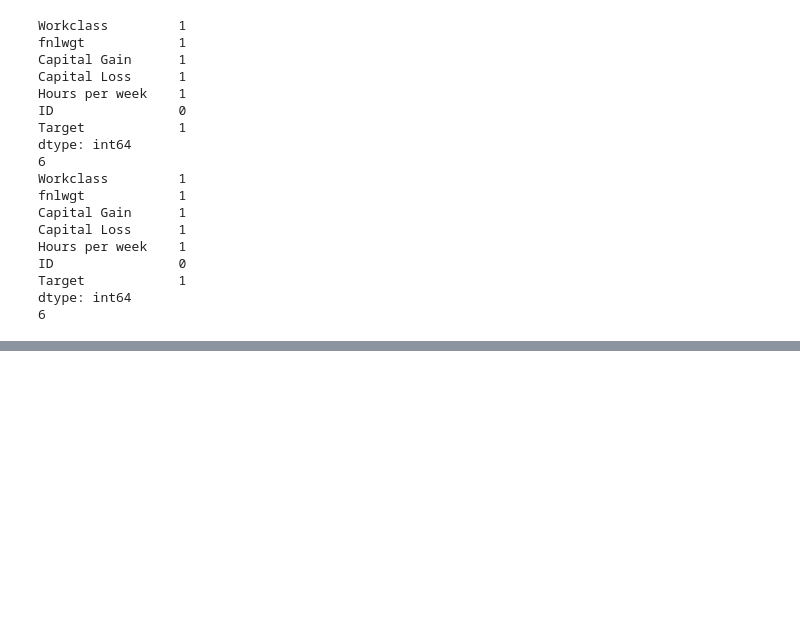
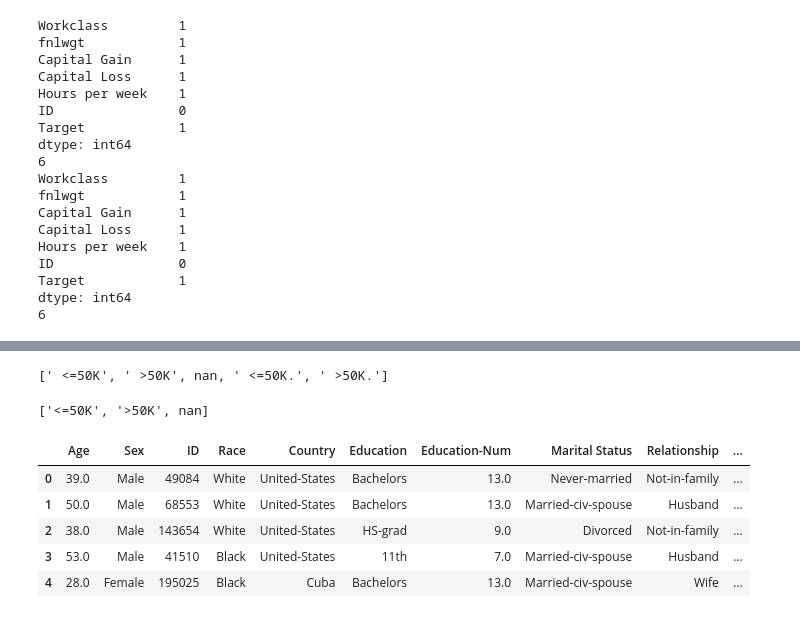
Before and after one commit to jhonathanmpg/coderhouse-clase-28, a Jupyter notebook: Wrangling+Peña.ipynb, the cells around one changed output, grey strips where cells are left out. Drawn from its saved outputs; the diff is of its cells as text; code cells hidden in the pictures; blank space fills up the shorter version.

```diff
--- a/Wrangling+Peña.ipynb
+++ b/Wrangling+Peña.ipynb
@@ -141,0 +199,17 @@ datosDiferentes = MergeTables.isna()
+# %%
+#Consigna Punto 2: Corregir los target a solo dos valores distintos ‘<=50k’ y ‘>50k’
+#Veamos los valores distintos que tiene la columna Target
+MergeInner['Target'].unique().tolist()
+# %% [output]
+[' <=50K', ' >50K', nan, ' <=50K.', ' >50K.']
+# %%
+#Ahora corregiremos dichos valores a ‘<=50k’ y ‘>50k’
+clean1 = MergeInner['Target'].str.replace(' ','',regex=True)
+# %%
+clean2 = clean1.str.replace('.','',regex=True)
+clean2.unique().tolist()
+# %% [output]
+['<=50K', '>50K', nan]
+# %%
+#Reemplazamos la columna Target con la columna clean2
+TablaFinal = MergeInner.drop(('Target'), axis=1)
@@ -141,0 +218,9 @@ datosDiferentes = MergeTables.isna()
+# %%
+TablaFinal.head()
+# %% [output]
+|  | Age | Sex | ID | Race | Country | Education | Education-Num | Marital Status | Relationship | ... |
+| 0 | 39.0 | Male | 49084 | White | United-States | Bachelors | 13.0 | Never-married | Not-in-family | ... |
+| 1 | 50.0 | Male | 68553 | White | United-States | Bachelors | 13.0 | Married-civ-spouse | Husband | ... |
+| 2 | 38.0 | Male | 143654 | White | United-States | HS-grad | 9.0 | Divorced | Not-in-family | ... |
+| 3 | 53.0 | Male | 41510 | Black | United-States | 11th | 7.0 | Married-civ-spouse | Husband | ... |
+| 4 | 28.0 | Female | 195025 | Black | Cuba | Bachelors | 13.0 | Married-civ-spouse | Wife | ... |
```
Also changed, not shown: parts of 15 cells of this notebook.
